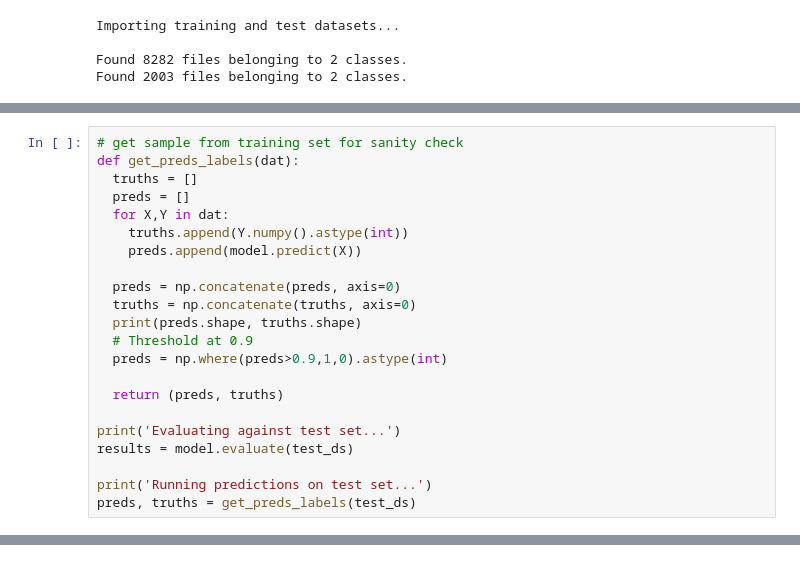
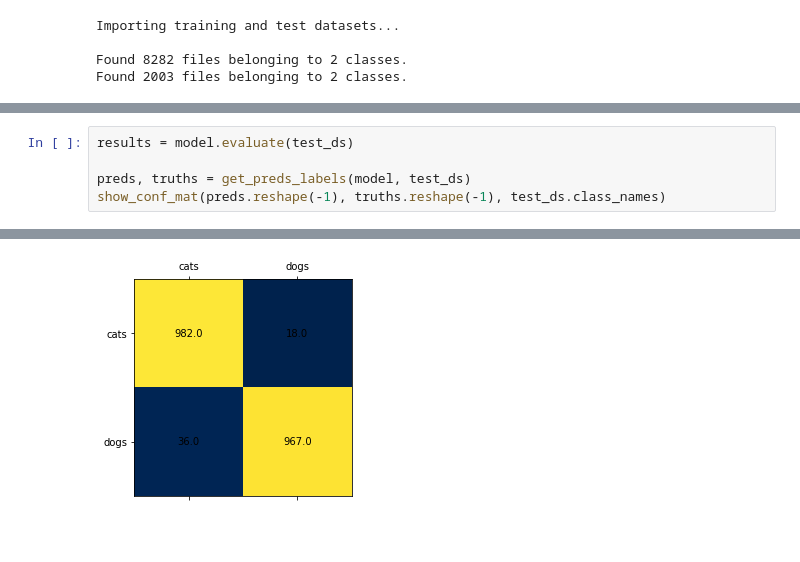
Before and after one commit to geoffcorvera/cnn, a Jupyter notebook: catdog.ipynb, the cells around one changed output, grey strips where cells are left out. Saved outputs shown, nothing was run; the diff lists cells and outputs as text; blank space fills up the shorter version.

```diff
--- a/catdog.ipynb
+++ b/catdog.ipynb
@@ -191,22 +224,0 @@ INFO:tensorflow:Assets written to: /content/drive/MyDrive/Spring2021/Deep Learni
-# %%
-# get sample from training set for sanity check
-def get_preds_labels(dat):
-  truths = []
-  preds = []
-  for X,Y in dat:
-    truths.append(Y.numpy().astype(int))
-    preds.append(model.predict(X))
-
-  preds = np.concatenate(preds, axis=0)
-  truths = np.concatenate(truths, axis=0)
-  print(preds.shape, truths.shape)
-  # Threshold at 0.9
-  preds = np.where(preds>0.9,1,0).astype(int)
-
-  return (preds, truths)
-
-print('Evaluating against test set...')
-results = model.evaluate(test_ds)
-
-print('Running predictions on test set...')
-preds, truths = get_preds_labels(test_ds)
@@ -227,0 +248,6 @@ show_conf_mat(preds.reshape(-1), truths.reshape(-1), test_ds.class_names)
+# %%
+results = model.evaluate(test_ds)
+
+preds, truths = get_preds_labels(model, test_ds)
+show_conf_mat(preds.reshape(-1), truths.reshape(-1), test_ds.class_names)
+# %% [output]
@@ -227,0 +255 @@ show_conf_mat(preds.reshape(-1), truths.reshape(-1), test_ds.class_names)
+[figure, added]
```
Also changed, not shown: parts of 25 cells of this notebook.
